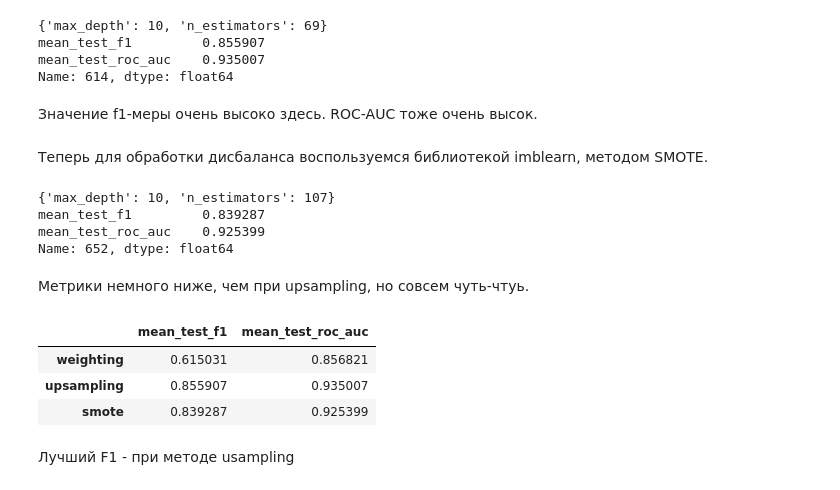
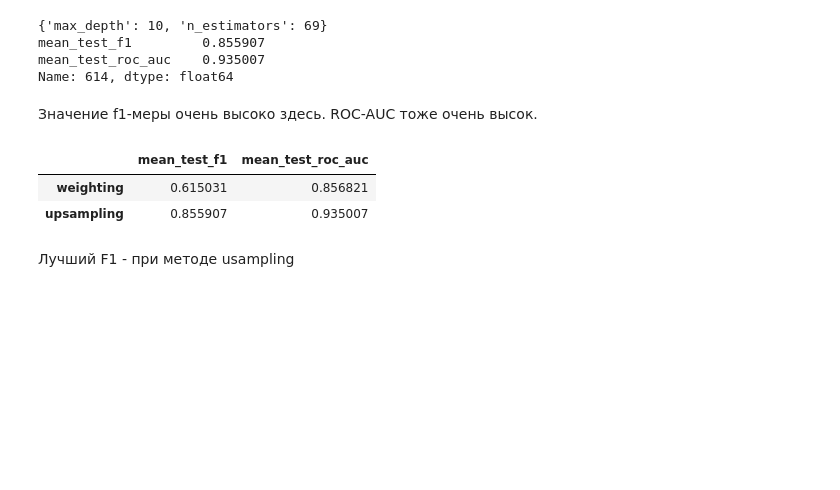
Before and after one commit to sakhabutdinov/machine-learning-proj, a Jupyter notebook: Project3.ipynb, the cells around one changed output. Saved outputs shown, nothing was run; the diff lists cells and outputs as text; code cells hidden in the pictures; blank space fills up the shorter version.

Commit message:
removed SMOTE, data moved

```diff
--- a/Project3.ipynb
+++ b/Project3.ipynb
@@ -56,7 +49,7 @@ from imblearn.pipeline import make_pipeline
 RANDOM_STATE = 12345
 # %%
 #Чтение данных из файла
-df = pd.read_csv("/datasets/Churn.csv")
+df = pd.read_csv("Churn.csv")
 # %%
 #Посмотрим, как выглядят данные
 df.head()
@@ -342,5 +334,3 @@ mean_test_roc_auc    0.935007
 Name: 614, dtype: float64
 # %% [markdown]
 Значение f1-меры очень высоко здесь. ROC-AUC тоже очень высок.
-# %% [markdown]
-Теперь для обработки дисбаланса воспользуемся библиотекой imblearn, методом SMOTE.
@@ -350,33 +337,13 @@ smote_x_train, smote_y_train = smote.fit_resample(X_train, y_train)
-# %%
-model_smote = RandomForestClassifier(random_state=RANDOM_STATE)
-params = {'n_estimators': range(10, 121), 'max_depth': range(5, 11, 1)}
-scoring = ['f1', 'roc_auc']
-grid_smote = GridSearchCV(model, params, cv=5, scoring=scoring, refit='f1')
-grid_smote.fit(smote_x_train, smote_y_train)
-clf_smote = grid_smote.best_estimator_
-print(grid_smote.best_params_)
-
-metrics_columns_smote = [f'mean_test_{x}' for x in scoring]
-final_metrics_smote = pd.DataFrame(grid_smote.cv_results_)[metrics_columns_smote].iloc[grid_smote.best_index_]
-print(final_metrics_smote)
-# %% [output]
-{'max_depth': 10, 'n_estimators': 107}
-mean_test_f1         0.839287
-mean_test_roc_auc    0.925399
-Name: 652, dtype: float64
-# %% [markdown]
-Метрики немного ниже, чем при upsampling, но совсем чуть-чтуь.
 # %%
 #Посмотрим таблицу финальных метрик
-lst = [final_metrics_balanced, final_metrics_upsampled, final_metrics_smote]
+lst = [final_metrics_balanced, final_metrics_upsampled]
 
-df_metrics = pd.DataFrame(lst, index = ['weighting', 'upsampling', 'smote'])
+df_metrics = pd.DataFrame(lst, index = ['weighting', 'upsampling'])
 df_metrics
 # %% [output]
 |  | mean_test_f1 | mean_test_roc_auc |
 | weighting | 0.615031 | 0.856821 |
 | upsampling | 0.855907 | 0.935007 |
-| smote | 0.839287 | 0.925399 |
 # %% [markdown]
 Лучший F1 - при методе usampling
 # %% [markdown]
```
Also changed, not shown: parts of 3 cells of this notebook, 1 other file.
